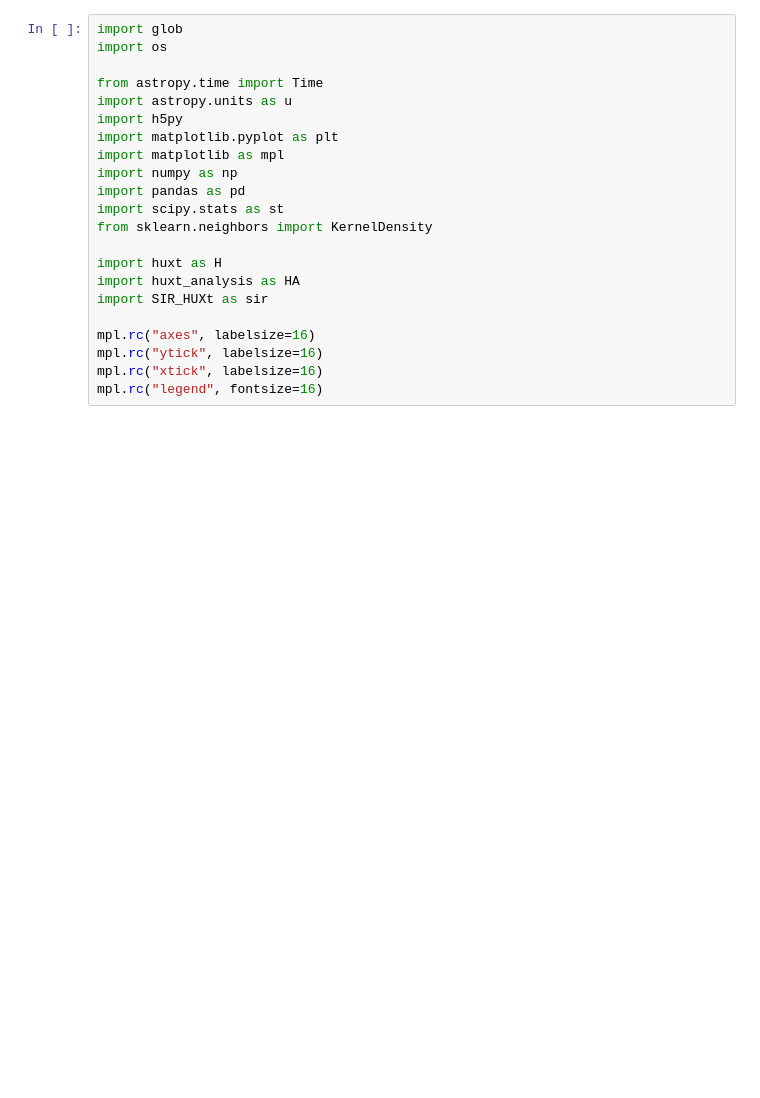
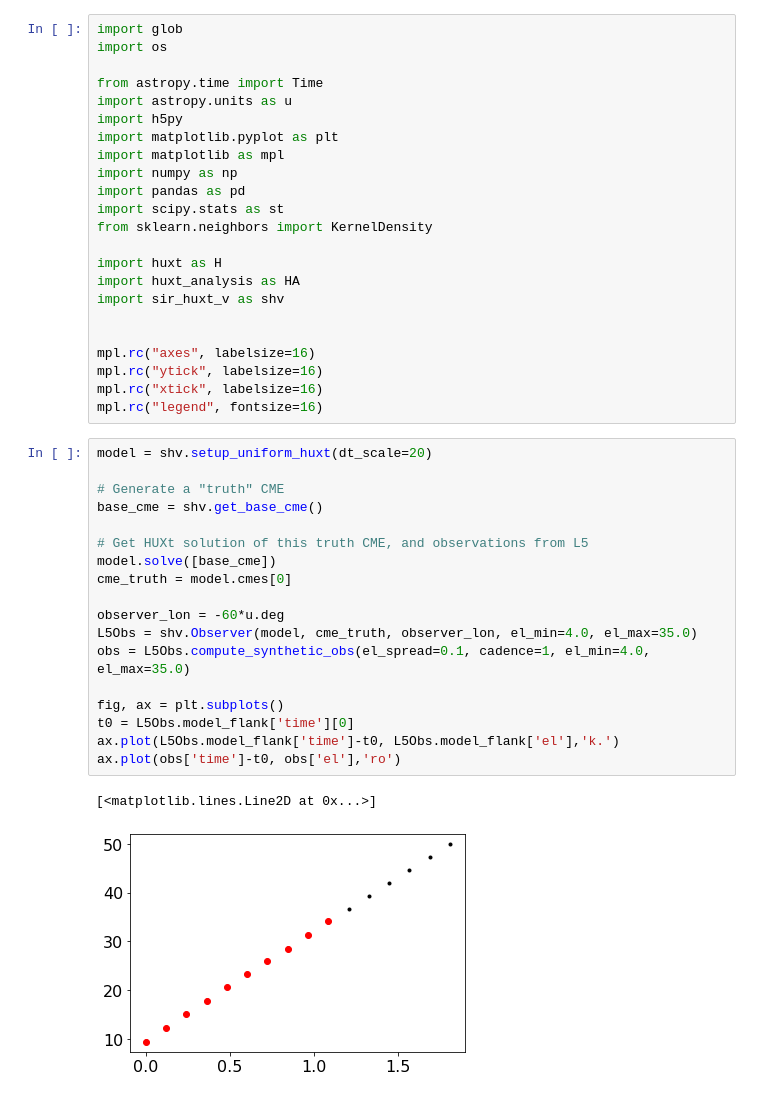
Before and after one commit to LukeBarnard/SIR_HUXt, a Jupyter notebook: code/calibration_analysis_shv.ipynb, the cells around one changed output. Cells and saved outputs as stored; diff of their text form; blank space fills up the shorter version.

```diff
--- a/code/calibration_analysis_shv.ipynb
+++ b/code/calibration_analysis_shv.ipynb
@@ -14,10 +14,32 @@ from sklearn.neighbors import KernelDensity
 
 import huxt as H
 import huxt_analysis as HA
-import SIR_HUXt as sir
+import sir_huxt_v as shv
+
 
 mpl.rc("axes", labelsize=16)
 mpl.rc("ytick", labelsize=16)
 mpl.rc("xtick", labelsize=16)
 mpl.rc("legend", fontsize=16)
+# %%
+model = shv.setup_uniform_huxt(dt_scale=20)
+
+# Generate a "truth" CME
+base_cme = shv.get_base_cme()
+
+# Get HUXt solution of this truth CME, and observations from L5
+model.solve([base_cme])
+cme_truth = model.cmes[0]
+
+observer_lon = -60*u.deg
+L5Obs = shv.Observer(model, cme_truth, observer_lon, el_min=4.0, el_max=35.0)
+obs = L5Obs.compute_synthetic_obs(el_spread=0.1, cadence=1, el_min=4.0, el_max=35.0)
+
+fig, ax = plt.subplots()
+t0 = L5Obs.model_flank['time'][0]
+ax.plot(L5Obs.model_flank['time']-t0, L5Obs.model_flank['el'],'k.')
+ax.plot(obs['time']-t0, obs['el'],'ro')
+# %% [output]
+[<matplotlib.lines.Line2D at 0x...>]
+[figure, added]
 # %%
```
Also changed, not shown: parts of 2 cells of this notebook, 4 other files.
